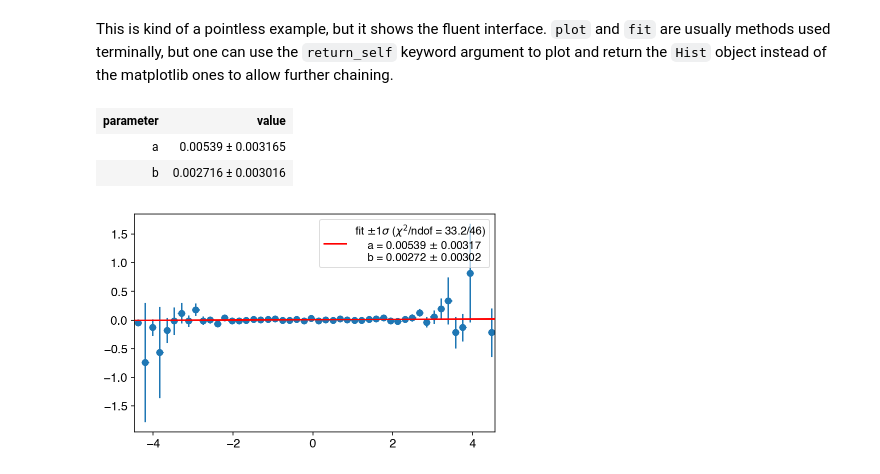
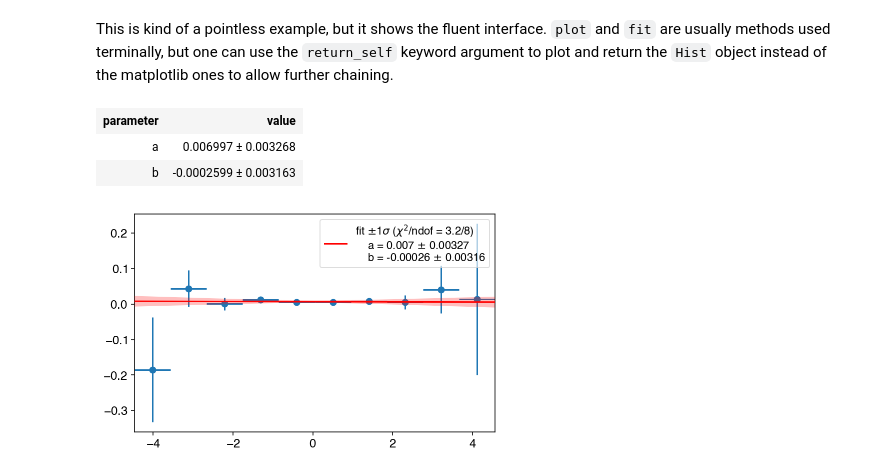
Before and after one commit to aminnj/yahist, a Jupyter notebook: examples/basic.ipynb, the cells around one changed output. Saved outputs shown, nothing was run; the diff lists cells and outputs as text; code cells hidden in the pictures.

```diff
--- a/examples/basic.ipynb
+++ b/examples/basic.ipynb
@@ -362,16 +408,16 @@ This is kind of a pointless example, but it shows the fluent interface. `plot` a
 but one can use the `return_self` keyword argument to plot and return the `Hist` object instead of the matplotlib ones to allow further chaining.
 # %%
 (Hist2D
- .from_random("norm", bins=100) # 2d gaussian centered at (0,0)
- .rebin(2) # combine pairs of bins into one
+ .from_random("norm", bins=20) # 2d gaussian centered at (0,0)
+ .rebin(2) # combine adjacent pairs of bins into one
  .transpose() # flip x/y
  .normalize() # scale counts so that integral = 1
  .profile("x") # profile out y axis, giving a Hist1D
  .plot(show_errors=True, return_self=True) # plot and return self object
  .fit("a+b*x") # fit line and return fit object
 )
 # %% [output]
 | parameter | value |
-| a | 0.00539 ± 0.003165 |
-| b | 0.002716 ± 0.003016 |
+| a | 0.006997 ± 0.003268 |
+| b | -0.0002599 ± 0.003163 |
-[figure, old version]
+[figure, new version]
```
Also changed, not shown: parts of 28 cells of this notebook, 4 other files.
